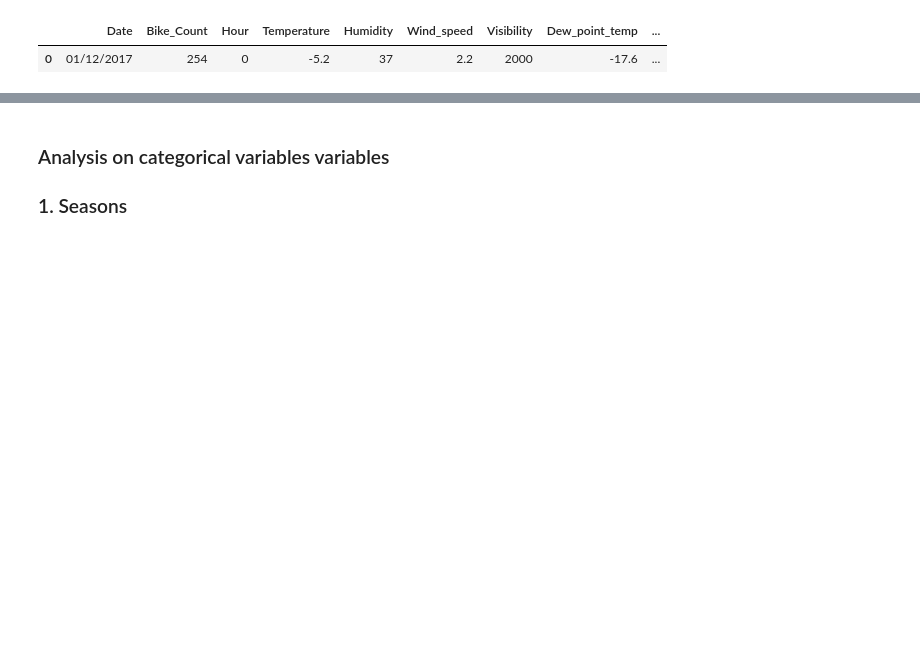
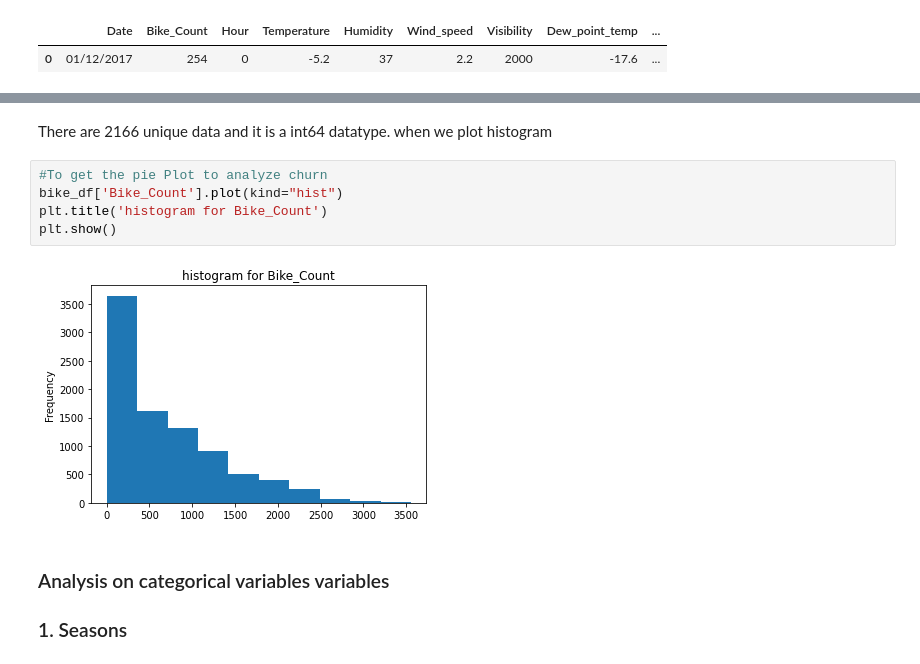
Before and after one commit to pavi-1994/bike_sharing_demand_prediction_capstone_project, a Jupyter notebook: Bike_Sharing_Demand_Prediction_Capstone_Project.ipynb, the cells around one changed output, grey strips where cells are left out. Saved outputs shown, nothing was run; the diff lists cells and outputs as text; blank space fills up the shorter version.

```diff
--- a/Bike_Sharing_Demand_Prediction_Capstone_Project.ipynb
+++ b/Bike_Sharing_Demand_Prediction_Capstone_Project.ipynb
@@ -231,3 +267,12 @@ bike_df.head(1)
+# %% [markdown]
+There are 2166 unique data and it is a int64 datatype. when we plot histogram
+# %%
+#To get the pie Plot to analyze churn
+bike_df['Bike_Count'].plot(kind="hist")
+plt.title('histogram for Bike_Count')
+plt.show()
+# %% [output]
+[figure, added]
 # %% [markdown]
 ### Analysis on categorical variables variables
 
```
Also changed, not shown: parts of 75 cells of this notebook.
